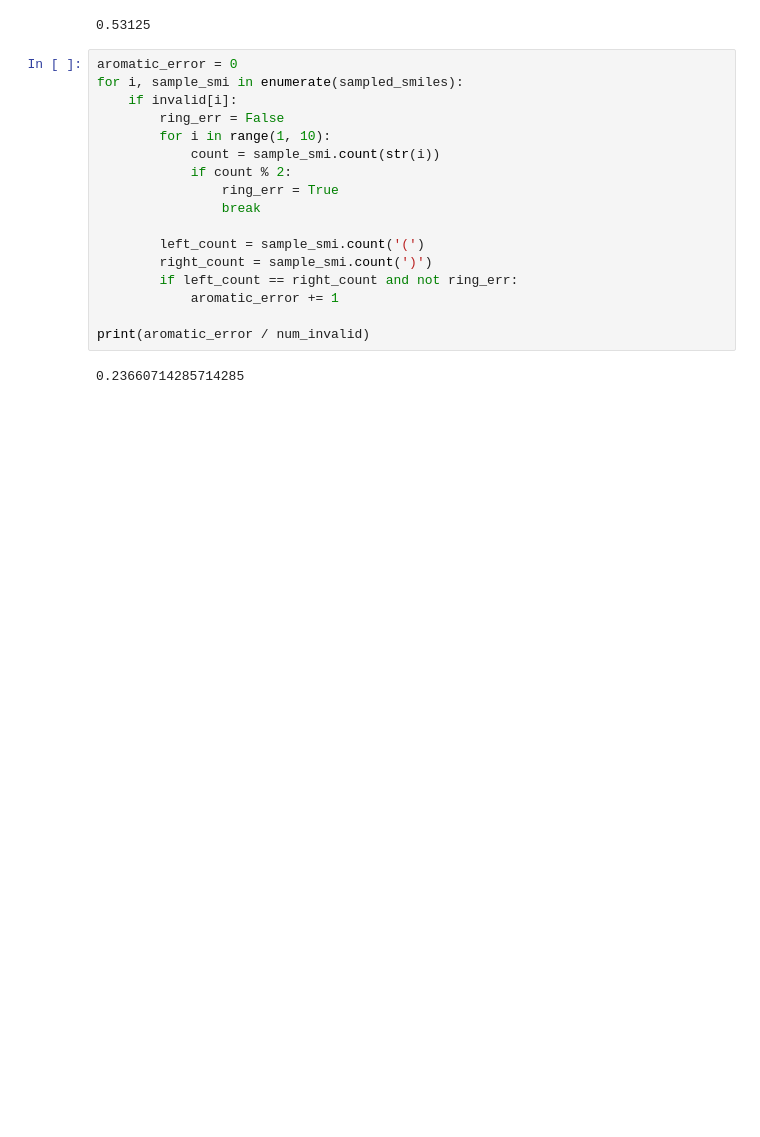
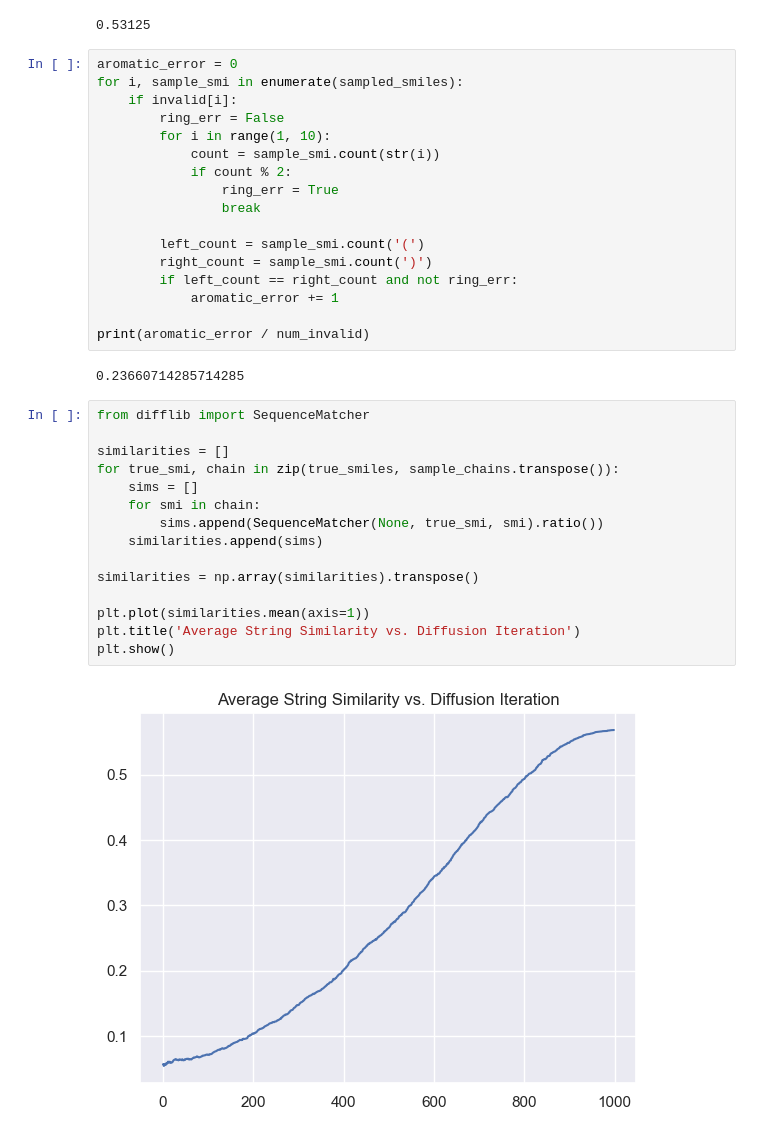
Before and after one commit to sfcurre/DiffER, a Jupyter notebook: eval_chains.ipynb, the cells around one changed output. Drawn from its saved outputs; the diff is of its cells as text; blank space fills up the shorter version.

```diff
--- a/eval_chains.ipynb
+++ b/eval_chains.ipynb
@@ -258,3 +258,20 @@ for i, sample_smi in enumerate(sampled_smiles):
 print(aromatic_error / num_invalid)
 # %% [output]
 0.23660714285714285
+# %%
+from difflib import SequenceMatcher
+
+similarities = []
+for true_smi, chain in zip(true_smiles, sample_chains.transpose()):
+    sims = []
+    for smi in chain:
+        sims.append(SequenceMatcher(None, true_smi, smi).ratio())
+    similarities.append(sims)
+
+similarities = np.array(similarities).transpose()
+
+plt.plot(similarities.mean(axis=1))
+plt.title('Average String Similarity vs. Diffusion Iteration')
+plt.show()
+# %% [output]
+[figure, added]
```
Also changed, not shown: parts of 4 cells of this notebook, 3 other files.
